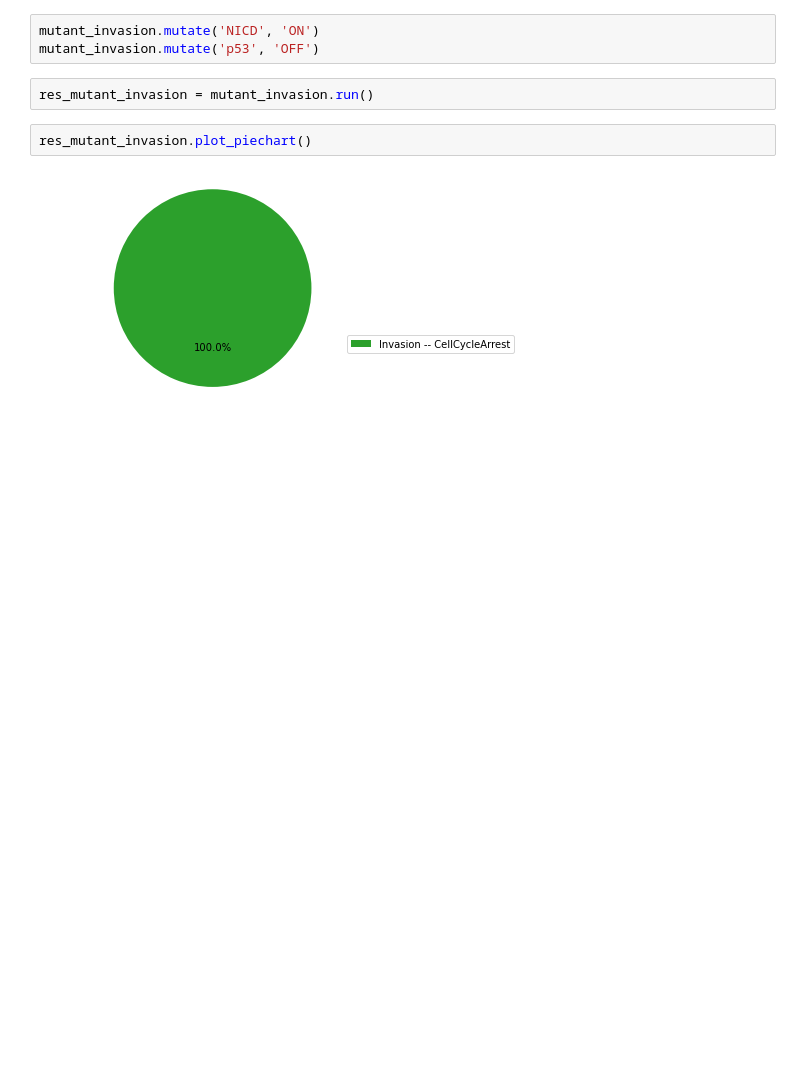
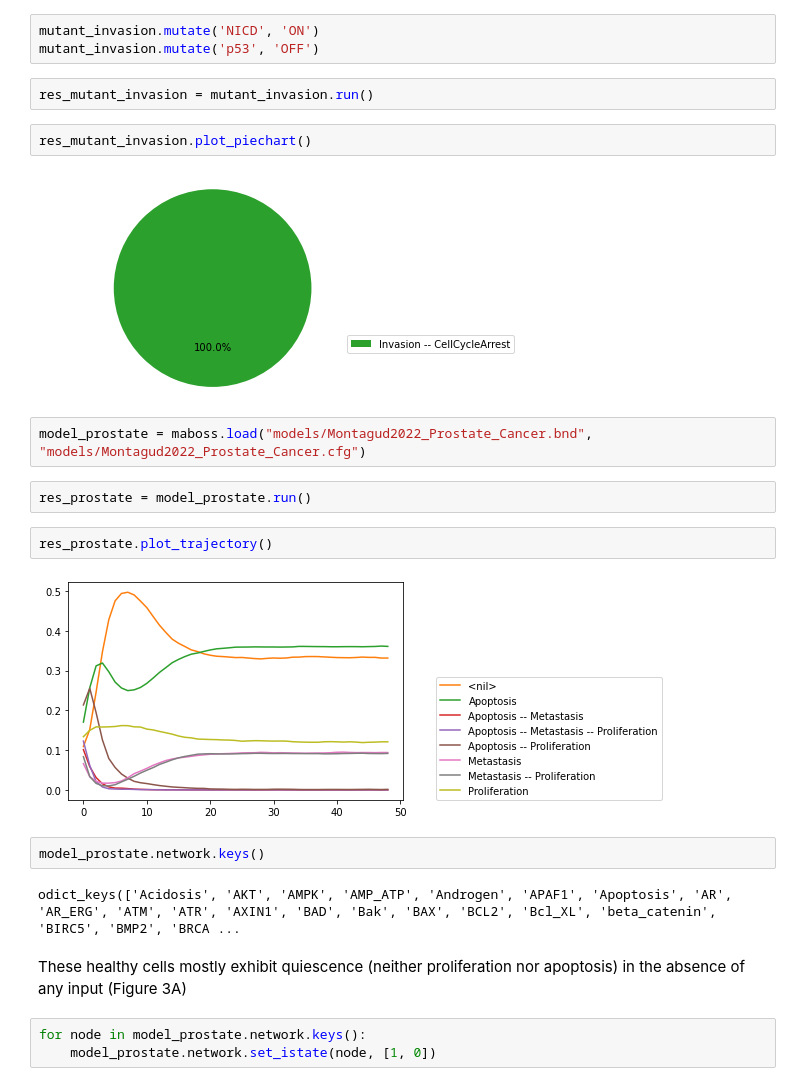
Before and after one commit to vincent-noel/MaBoSS_Course, a Jupyter notebook: course/Tutorial.ipynb, the cells around one changed output. Drawn from its saved outputs; the diff is of its cells as text; blank space fills up the shorter version.

```diff
--- a/course/Tutorial.ipynb
+++ b/course/Tutorial.ipynb
@@ -128,3 +146,20 @@ res_mutant_invasion = mutant_invasion.run()
 res_mutant_invasion.plot_piechart()
 # %% [output]
 [figure]
+# %%
+model_prostate = maboss.load("models/Montagud2022_Prostate_Cancer.bnd", "models/Montagud2022_Prostate_Cancer.cfg")
+# %%
+res_prostate = model_prostate.run()
+# %%
+res_prostate.plot_trajectory()
+# %% [output]
+[figure, added]
+# %%
+model_prostate.network.keys()
+# %% [output]
+odict_keys(['Acidosis', 'AKT', 'AMPK', 'AMP_ATP', 'Androgen', 'APAF1', 'Apoptosis', 'AR', 'AR_ERG', 'ATM', 'ATR', 'AXIN1', 'BAD', 'Bak', 'BAX', 'BCL2', 'Bcl_XL', 'beta_catenin', 'BIRC5', 'BMP2', 'BRCA ...
+# %% [markdown]
+These healthy cells mostly exhibit quiescence (neither proliferation nor apoptosis) in the absence of any input (Figure 3A)
+# %%
+for node in model_prostate.network.keys():
+    model_prostate.network.set_istate(node, [1, 0])
```
Also changed, not shown: parts of 22 cells of this notebook, 2 other files.
